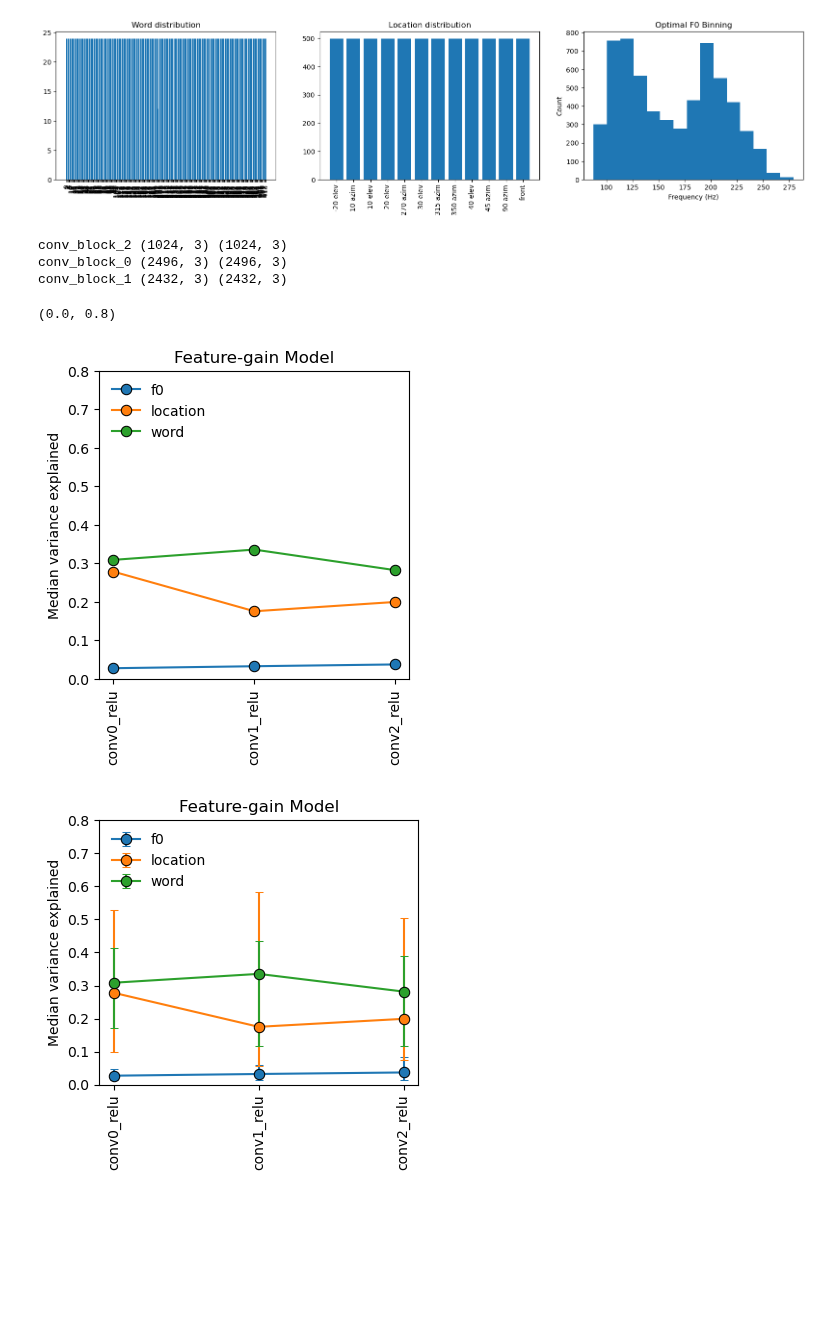
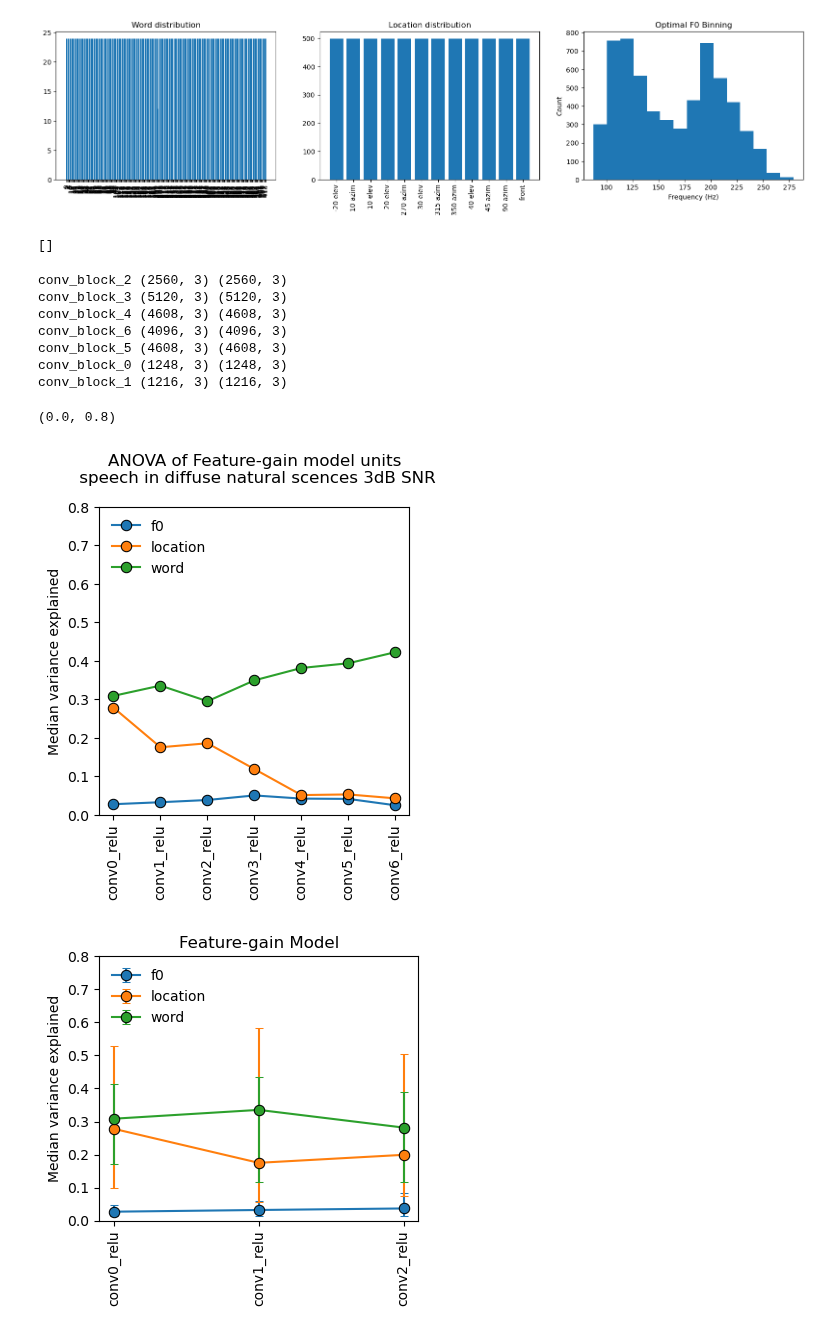
Before and after one commit to mcdermottLab/auditory_attention, a Jupyter notebook: notebooks/Unit_Tuning/final_unit_tuning_v10_anova_w_3dB_SNR_diffuse_noise.ipynb, the cells around one changed output. Cells and saved outputs as stored; diff of their text form; code cells hidden in the pictures; blank space fills up the shorter version.

Commit message:
plt anova

```diff
--- a/notebooks/Unit_Tuning/final_unit_tuning_v10_anova_w_3dB_SNR_diffuse_noise.ipynb
+++ b/notebooks/Unit_Tuning/final_unit_tuning_v10_anova_w_3dB_SNR_diffuse_noise.ipynb
@@ -18,6 +18,7 @@ model = "word_task_v10_main_feature_gain_config_latest_ckpt"
 
 analysis_dir = Path(f"/om/scratch/Thu/imgriff/binaural_unit_activations_for_anova/{model}")
 anova_results = list(analysis_dir.glob("*.npz"))
+anova_results = [result for result in anova_results if "_units_" in result.stem]
 
 h5_fn = analysis_dir / f"{model}_model_activations_3dB_time_avg.h5"
 
@@ -111,6 +116,10 @@ plt.show()
 250
 Optimal number of bins: 15
 [figure]
+# %%
+anova_results
+# %% [output]
+[]
 # %%
 results_dict = {}
 
@@ -128,43 +137,47 @@ for layer in results_dict.keys():
     results_dict[layer]["ssq_per_unit"] = np.concatenate(results_dict[layer]["ssq_per_unit"])
     print(layer, results_dict[layer]["prop_var_exp"].shape, results_dict[layer]["ssq_per_unit"].shape)
 # %% [output]
-conv_block_2 (1024, 3) (1024, 3)
-conv_block_0 (2496, 3) (2496, 3)
-conv_block_1 (2432, 3) (2432, 3)
+conv_block_2 (2560, 3) (2560, 3)
+conv_block_3 (5120, 3) (5120, 3)
+conv_block_4 (4608, 3) (4608, 3)
+conv_block_6 (4096, 3) (4096, 3)
+conv_block_5 (4608, 3) (4608, 3)
+conv_block_0 (1248, 3) (1248, 3)
+conv_block_1 (1216, 3) (1216, 3)
 # %%
 ## get info for lineplot
 fig, ax = plt.subplots(1, figsize=(4,4))
 
 var_thresh = 0.1
 
 
 for ix, feature in enumerate(['f0', 'location', 'word']):
     median_var_exp = np.zeros(len(results_dict))
     for layer, data in results_dict.items():
         # print(layer)
         layer_ix = int(layer.split("_")[-1])
         median_var_exp[layer_ix] = np.nanmedian(data['prop_var_exp'][:,ix])
 
     ax.plot(
         np.arange(len(results_dict)),
         median_var_exp,
         label=feature,
         color=f"C{ix}",
         marker='o',
         markersize=7.5,
         markeredgecolor='k',
         markeredgewidth=0.75,
         )
 # plt.xlabel('Convolutional Block')
 xtick_labels = [f"conv{i}_relu" for i in range(len(results_dict))]
 plt.xticks(np.arange(len(results_dict)), xtick_labels, rotation=90)
 plt.ylabel(f'Median variance explained')
-plt.title(f"Feature-gain Model")
+plt.title(f"ANOVA of Feature-gain model units\n speech in diffuse natural scences 3dB SNR", y=1.05)
 plt.legend(frameon=False, loc='upper left')
 plt.ylim(0, 0.8)
 # %% [output]
 (0.0, 0.8)
-[figure, old version]
+[figure, new version]
 # %%
 fig, ax = plt.subplots(1, figsize=(4, 4))
 
```
Also changed, not shown: parts of 1 cell of this notebook, 1 other file.
